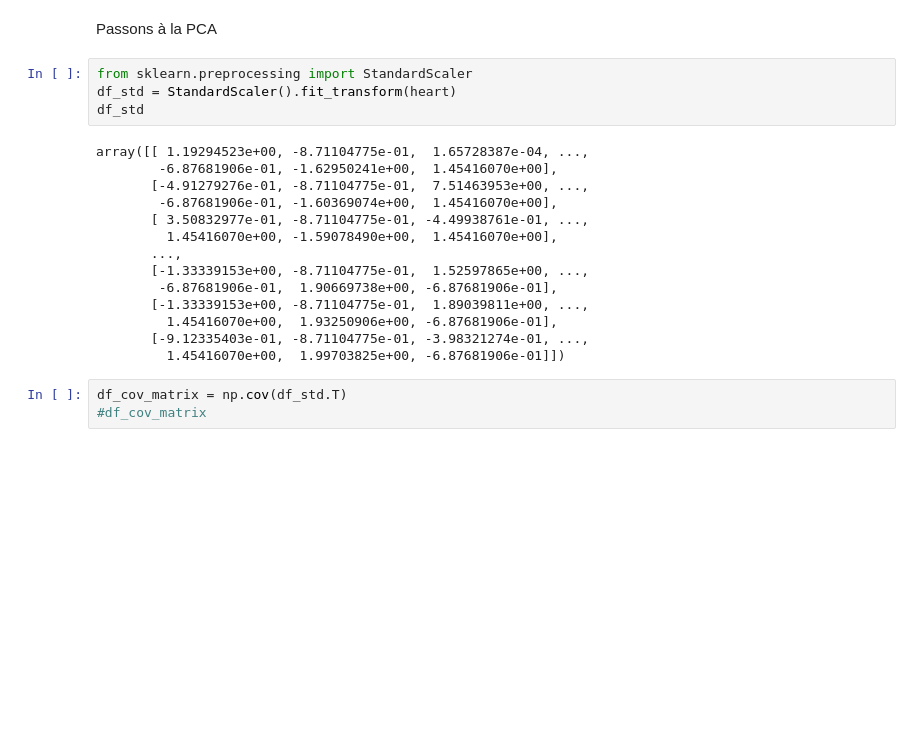
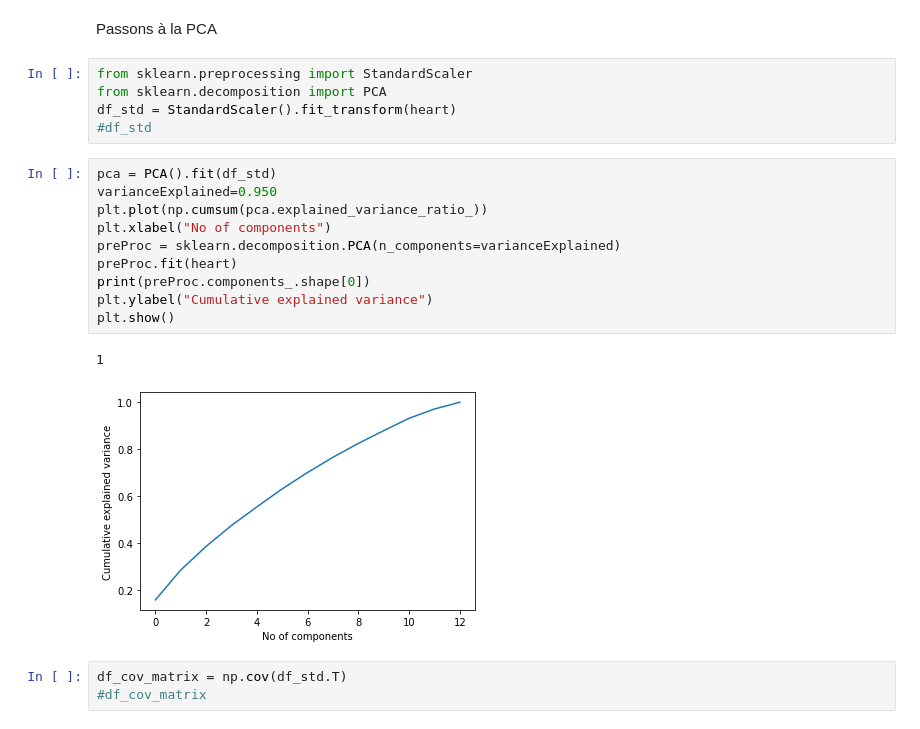
Before and after one commit to FarahTed/ProjetIA, a Jupyter notebook: Test machine learning.ipynb, the cells around one changed output. Cells and saved outputs as stored; diff of their text form; blank space fills up the shorter version.

```diff
--- a/Test machine learning.ipynb
+++ b/Test machine learning.ipynb
@@ -231,22 +265,22 @@ On voit que l'on a pas les mêmes scores
 Passons à la PCA
 # %%
 from sklearn.preprocessing import StandardScaler
+from sklearn.decomposition import PCA
 df_std = StandardScaler().fit_transform(heart)
-df_std
+#df_std
-# %% [output]
-array([[ 1.19294523e+00, -8.71104775e-01,  1.65728387e-04, ...,
-        -6.87681906e-01, -1.62950241e+00,  1.45416070e+00],
-       [-4.91279276e-01, -8.71104775e-01,  7.51463953e+00, ...,
-        -6.87681906e-01, -1.60369074e+00,  1.45416070e+00],
-       [ 3.50832977e-01, -8.71104775e-01, -4.49938761e-01, ...,
-         1.45416070e+00, -1.59078490e+00,  1.45416070e+00],
-       ...,
-       [-1.33339153e+00, -8.71104775e-01,  1.52597865e+00, ...,
-        -6.87681906e-01,  1.90669738e+00, -6.87681906e-01],
-       [-1.33339153e+00, -8.71104775e-01,  1.89039811e+00, ...,
-         1.45416070e+00,  1.93250906e+00, -6.87681906e-01],
-       [-9.12335403e-01, -8.71104775e-01, -3.98321274e-01, ...,
-         1.45416070e+00,  1.99703825e+00, -6.87681906e-01]])
+# %%
+pca = PCA().fit(df_std)
+varianceExplained=0.950
+plt.plot(np.cumsum(pca.explained_variance_ratio_))
+plt.xlabel("No of components")
+preProc = sklearn.decomposition.PCA(n_components=varianceExplained)
+preProc.fit(heart)
+print(preProc.components_.shape[0])
+plt.ylabel("Cumulative explained variance")
+plt.show()
+# %% [output]
+1
+[figure, added]
 # %%
 df_cov_matrix = np.cov(df_std.T)
 #df_cov_matrix
```
Also changed, not shown: parts of 12 cells of this notebook.
